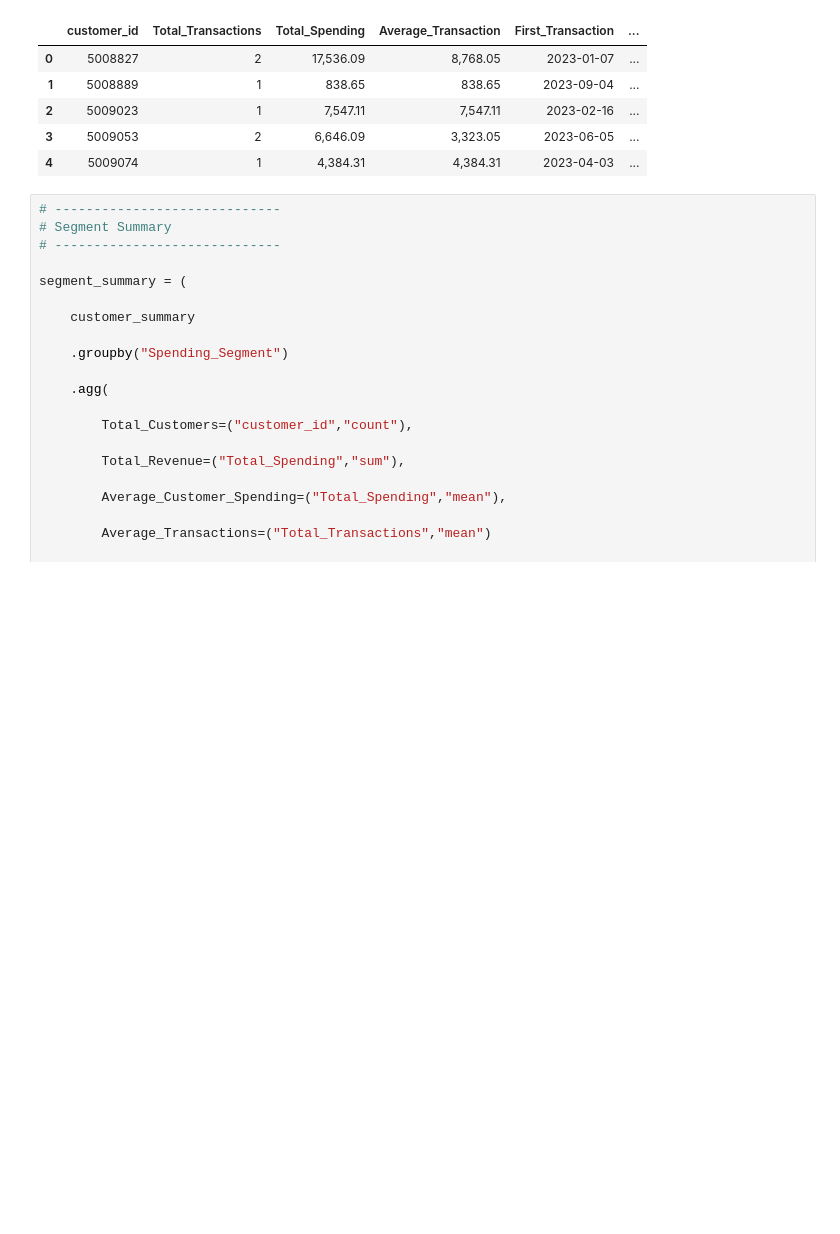
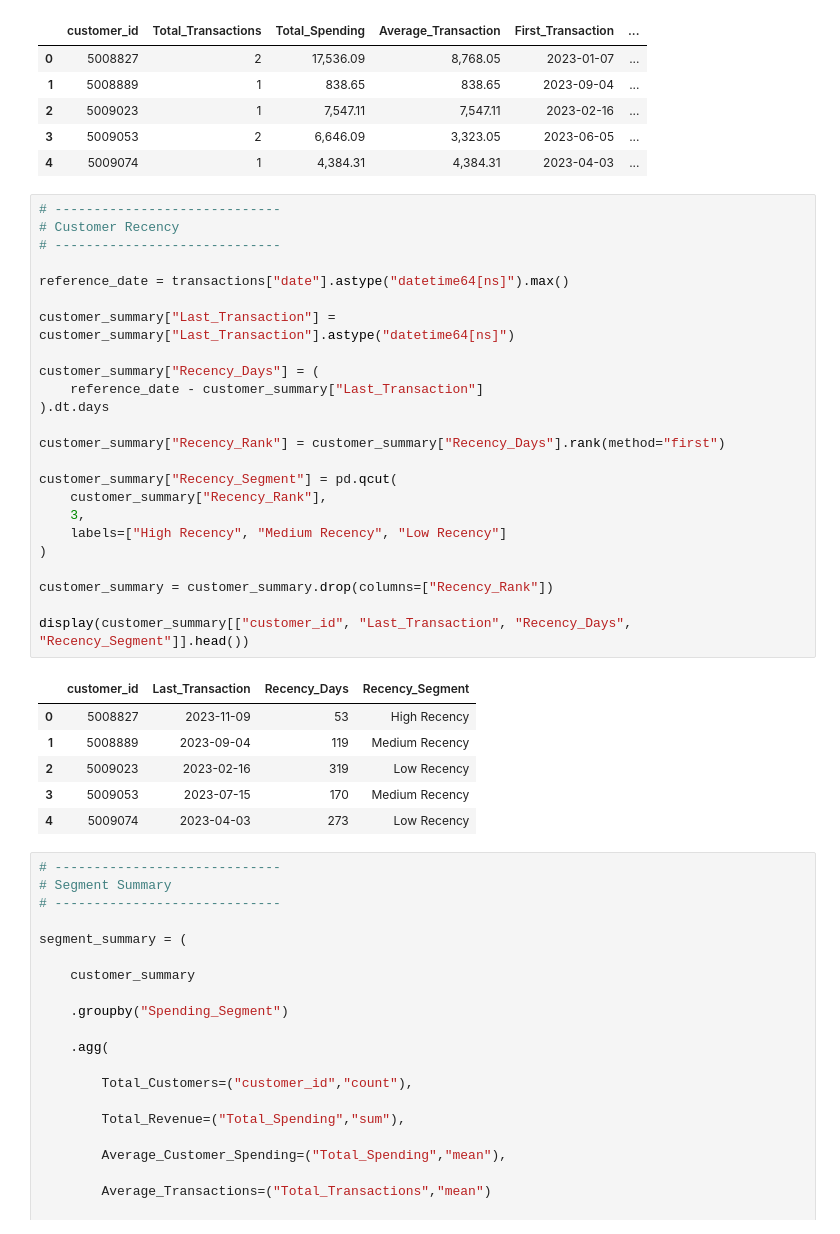
Before and after one commit to Meenansh-Chauhan/Credit-Card-Customer-Analysis-, a Jupyter notebook: Python_src/EDA_Customer_Segmentation.ipynb, the cells around one changed output. Saved outputs shown, nothing was run; the diff lists cells and outputs as text; blank space fills up the shorter version.

```diff
--- a/Python_src/EDA_Customer_Segmentation.ipynb
+++ b/Python_src/EDA_Customer_Segmentation.ipynb
@@ -1118,6 +1118,37 @@ display(customer_summary.head())
 | 2 | 5009023 | 1 | 7,547.11 | 7,547.11 | 2023-02-16 | ... |
 | 3 | 5009053 | 2 | 6,646.09 | 3,323.05 | 2023-06-05 | ... |
 | 4 | 5009074 | 1 | 4,384.31 | 4,384.31 | 2023-04-03 | ... |
+# %%
+# -----------------------------
+# Customer Recency
+# -----------------------------
+
+reference_date = transactions["date"].astype("datetime64[ns]").max()
+
+customer_summary["Last_Transaction"] = customer_summary["Last_Transaction"].astype("datetime64[ns]")
+
+customer_summary["Recency_Days"] = (
+    reference_date - customer_summary["Last_Transaction"]
+).dt.days
+
+customer_summary["Recency_Rank"] = customer_summary["Recency_Days"].rank(method="first")
+
+customer_summary["Recency_Segment"] = pd.qcut(
+    customer_summary["Recency_Rank"],
+    3,
+    labels=["High Recency", "Medium Recency", "Low Recency"]
+)
+
+customer_summary = customer_summary.drop(columns=["Recency_Rank"])
+
+display(customer_summary[["customer_id", "Last_Transaction", "Recency_Days", "Recency_Segment"]].head())
+# %% [output]
+|  | customer_id | Last_Transaction | Recency_Days | Recency_Segment |
+| 0 | 5008827 | 2023-11-09 | 53 | High Recency |
+| 1 | 5008889 | 2023-09-04 | 119 | Medium Recency |
+| 2 | 5009023 | 2023-02-16 | 319 | Low Recency |
+| 3 | 5009053 | 2023-07-15 | 170 | Medium Recency |
+| 4 | 5009074 | 2023-04-03 | 273 | Low Recency |
 # %%
 # -----------------------------
 # Segment Summary
```
Also changed, not shown: parts of 9 cells of this notebook, 17 other files.
